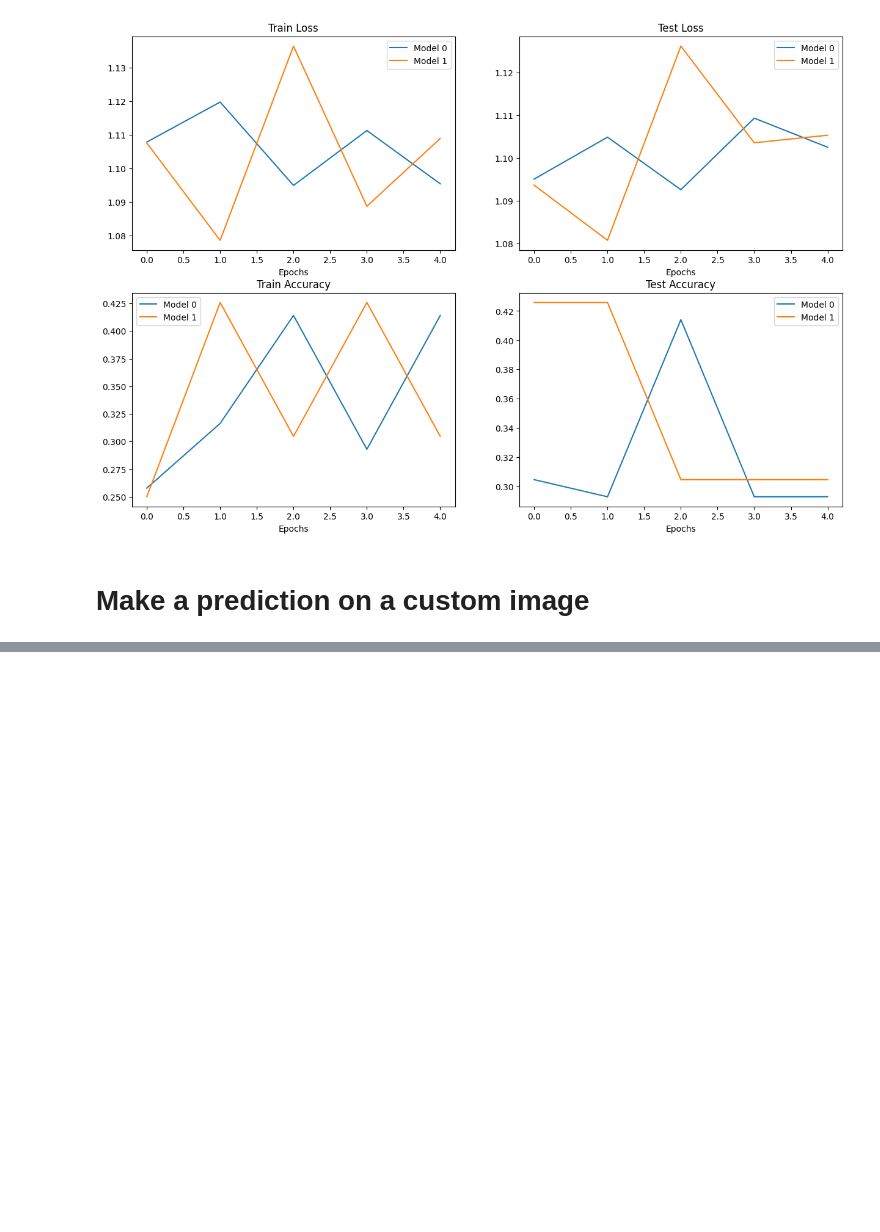
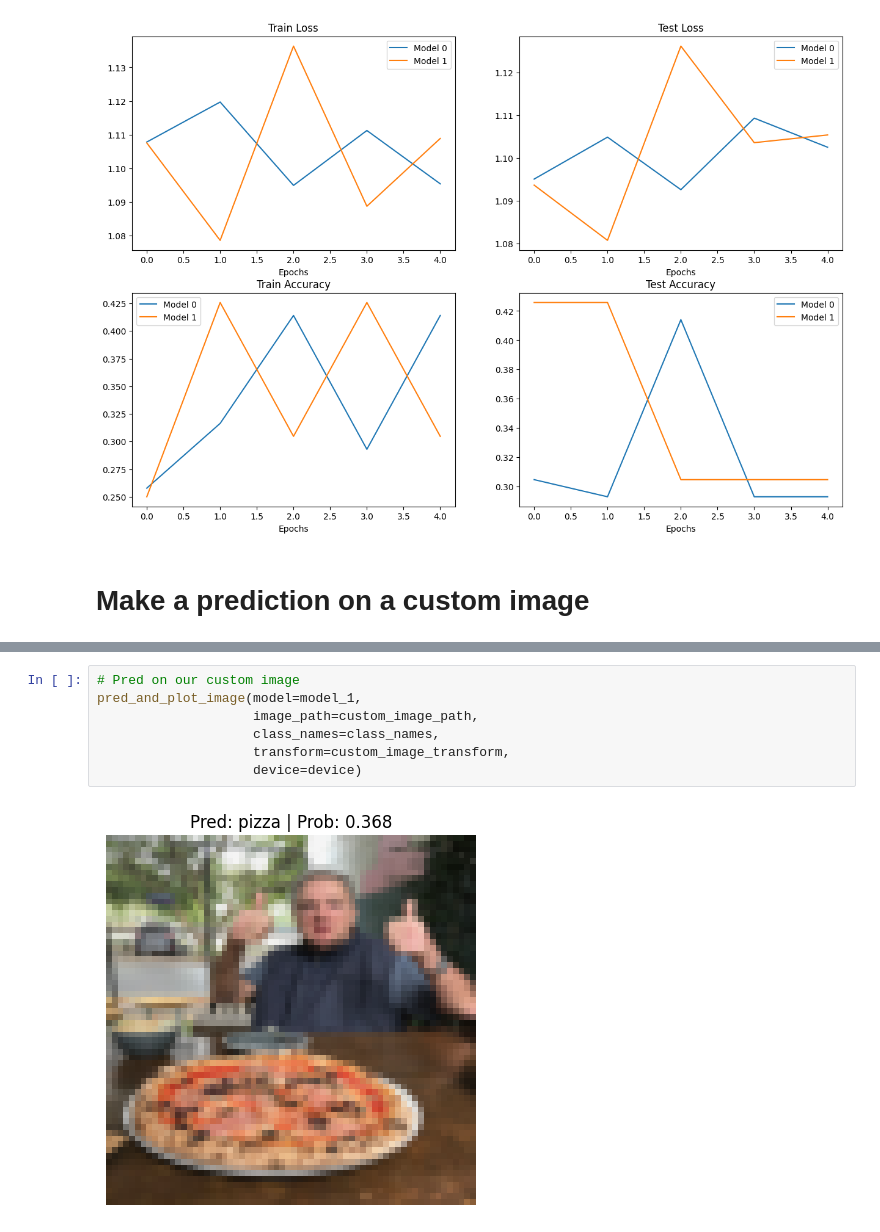
Before and after one commit to AndriiNorets/pytorch_course, a Jupyter notebook: 04_pytorch.ipynb, the cells around one changed output, grey strips where cells are left out. Cells and saved outputs as stored; diff of their text form; blank space fills up the shorter version.

```diff
--- a/04_pytorch.ipynb
+++ b/04_pytorch.ipynb
@@ -1151,0 +1357,9 @@ plt.legend();
+# %%
+# Pred on our custom image
+pred_and_plot_image(model=model_1,
+                    image_path=custom_image_path,
+                    class_names=class_names,
+                    transform=custom_image_transform,
+                    device=device)
+# %% [output]
+[figure, added]
```
Also changed, not shown: parts of 27 cells of this notebook.
